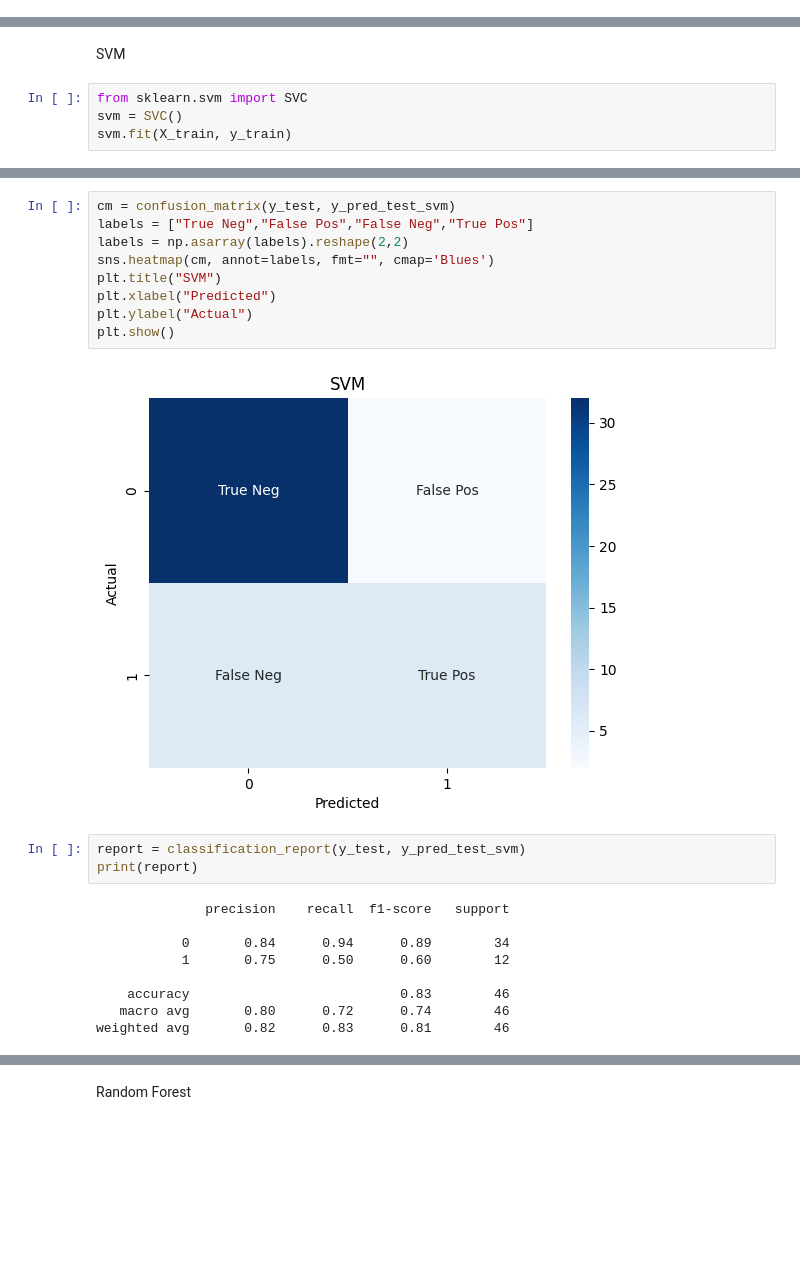
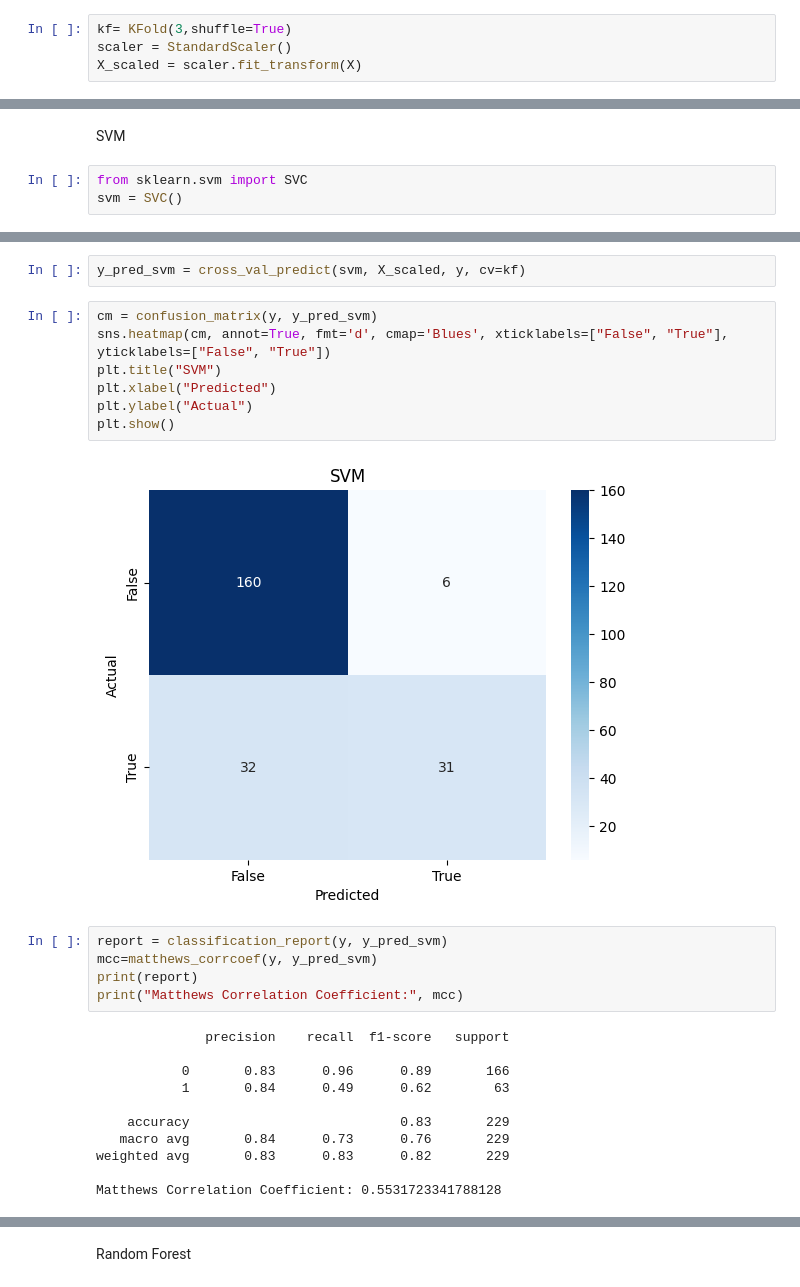
Before and after one commit to Mayan-Ryan/HNSCC-HPV, a Jupyter notebook: model.ipynb, the cells around one changed output, grey strips where cells are left out. Cells and saved outputs as stored; diff of their text form; blank space fills up the shorter version.

```diff
--- a/model.ipynb
+++ b/model.ipynb
@@ -63,0 +42,4 @@ array([[ 0.18137803, -0.07212997,  0.09140423, ..., -0.71948032,
+# %%
+kf= KFold(3,shuffle=True)
+scaler = StandardScaler()
+X_scaled = scaler.fit_transform(X)
@@ -66,4 +64,3 @@ SVM
 # %%
 from sklearn.svm import SVC
 svm = SVC()
-svm.fit(X_train, y_train)
@@ -86,24 +80,28 @@ Test Accuracy: 0.8260869565217391
+# %%
+y_pred_svm = cross_val_predict(svm, X_scaled, y, cv=kf)
 # %%
-cm = confusion_matrix(y_test, y_pred_test_svm)
-labels = ["True Neg","False Pos","False Neg","True Pos"]
-labels = np.asarray(labels).reshape(2,2)
-sns.heatmap(cm, annot=labels, fmt="", cmap='Blues')
+cm = confusion_matrix(y, y_pred_svm)
+sns.heatmap(cm, annot=True, fmt='d', cmap='Blues', xticklabels=["False", "True"], yticklabels=["False", "True"])
 plt.title("SVM")
 plt.xlabel("Predicted")
 plt.ylabel("Actual")
 plt.show()
 # %% [output]
-[figure, old version]
+[figure, new version]
-# %%
-report = classification_report(y_test, y_pred_test_svm)
-print(report)
-# %% [output]
-              precision    recall  f1-score   support
-
-           0       0.84      0.94      0.89        34
-           1       0.75      0.50      0.60        12
-
-    accuracy                           0.83        46
-   macro avg       0.80      0.72      0.74        46
-weighted avg       0.82      0.83      0.81        46
+# %%
+report = classification_report(y, y_pred_svm)
+mcc=matthews_corrcoef(y, y_pred_svm)
+print(report)
+print("Matthews Correlation Coefficient:", mcc)
+# %% [output]
+              precision    recall  f1-score   support
+
+           0       0.83      0.96      0.89       166
+           1       0.84      0.49      0.62        63
+
+    accuracy                           0.83       229
+   macro avg       0.84      0.73      0.76       229
+weighted avg       0.83      0.83      0.82       229
+
+Matthews Correlation Coefficient: 0.5531723341788128
 # %%
```
Also changed, not shown: parts of 82 cells of this notebook.
